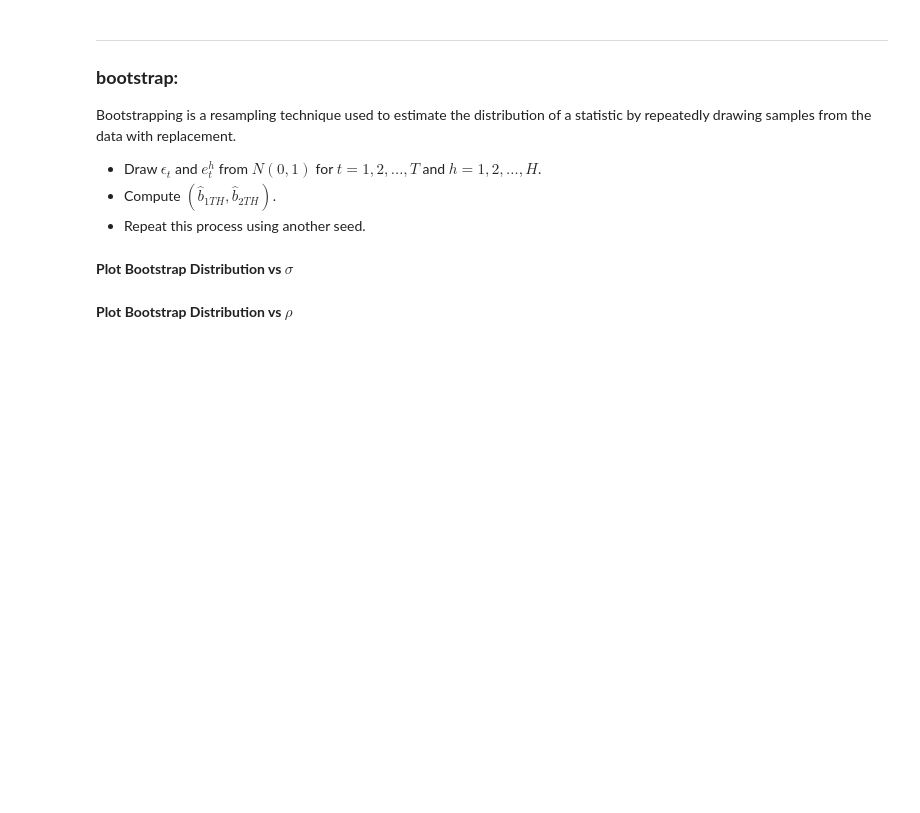
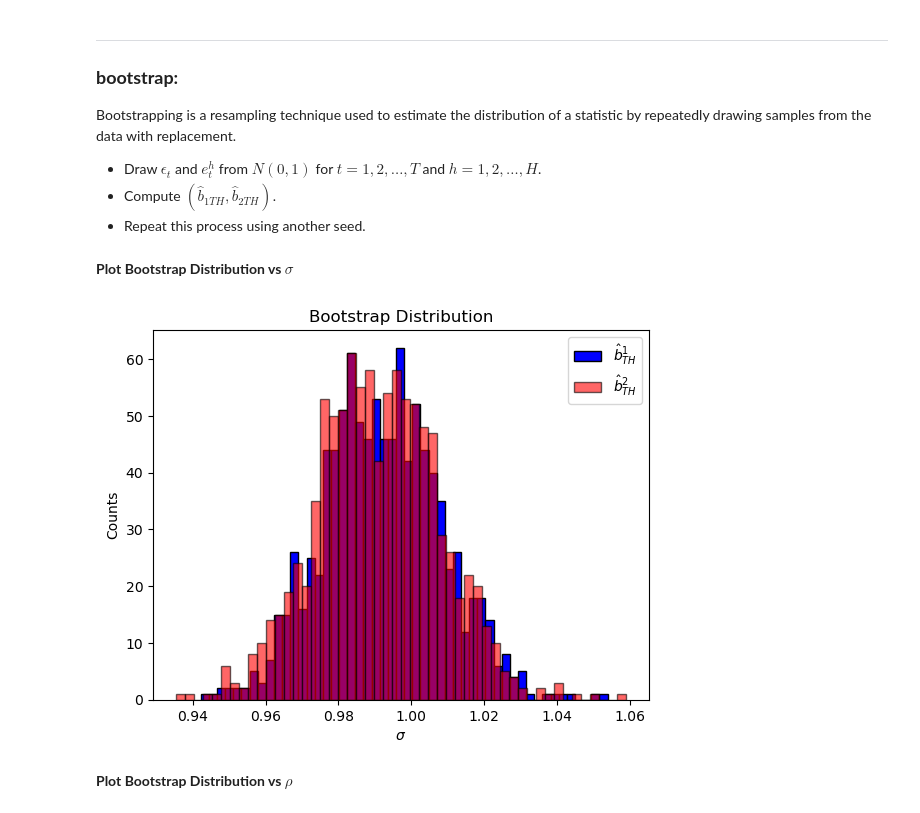
Before and after one commit to Mahan-Rezaeiii/Simulated-Method-of-Moments, a Jupyter notebook: Code/main.ipynb, the cells around one changed output. Saved outputs shown, nothing was run; the diff lists cells and outputs as text; code cells hidden in the pictures; blank space fills up the shorter version.

```diff
--- a/Code/main.ipynb
+++ b/Code/main.ipynb
@@ -139,10 +139,10 @@ To construct the AR(1) process, start by:
 np.random.seed(111)
 x = np.zeros(T+1)
 x[0] = 0
-eps = np.random.normal(0,1,T+1)
+epsi = np.random.normal(0,1,T+1)
 
 for t in range(1,T+1):
-    x[t] = rho * x[t-1] + eps[t]
+    x[t] = rho * x[t-1] + epsi[t]
 
 x = x[1:]
 # %% [markdown]
@@ -827,21 +827,21 @@ Bootstrapping is a resampling technique used to estimate the distribution of a s
 - Compute $(\hat{b}_{1TH},\hat{b}_{2TH})$.
 - Repeat this process using another seed.
 # %%
+opt_rho_b1_ls = []
 opt_sigma_b1_ls = []
-opt_rho_b1_ls = []
+opt_rho_b2_ls = []
 opt_sigma_b2_ls = []
-opt_rho_b2_ls = []
 
 for i in range(1000):
     np.random.seed(i)
-    e_t = np.random.normal(0, 1, (H, T + 1))
+    e = np.random.normal(0, 1, (H, T + 1))
 
     result = minimize(obj_func, np.array([0.20, 0.25]), args = (np.eye(3), [0,1,2]), method = "BFGS")
 
     optimal_rho = result.x[0]
     optimal_sigma = result.x[1]
+    opt_rho_b1_ls.append(optimal_rho)
     opt_sigma_b1_ls.append(optimal_sigma)
-    opt_rho_b1_ls.append(optimal_rho)
 
     my_th = simul_moment(optimal_rho, optimal_sigma)[1]
 
@@ -850,17 +850,27 @@ for i in range(1000):
     S_TH = S_TH / (H)
     W = np.linalg.inv(S_TH)
 
-    init_guess = [optimal_rho, optimal_sigma]
-    params = (W , [0, 1, 2])
-
-
     result = minimize(obj_func, np.array([optimal_rho, optimal_sigma]), args = (W, [0,1,2]), method = "BFGS")
 
     optimal_rho = result.x[0]
     optimal_sigma = result.x[1]
+    opt_rho_b2_ls.append(optimal_rho)
     opt_sigma_b2_ls.append(optimal_sigma)
-    opt_rho_b2_ls.append(optimal_rho)
 # %% [markdown]
 **Plot Bootstrap Distribution vs $\sigma$**
+# %%
+plt.figure()
+
+plt.hist(opt_sigma_b1_ls, bins=50, color = "blue", edgecolor='black', label=r'$\hat{b}^{1}_{TH}$')
+plt.hist(opt_sigma_b2_ls, bins=50, alpha = 0.6, color = "red", edgecolor='black', label=r'$\hat{b}^{2}_{TH}$')
+
+plt.title("Bootstrap Distribution")
+plt.xlabel(r"$\sigma$")
+plt.ylabel("Counts")
+plt.legend(loc = "upper right")
+
+plt.show()
+# %% [output]
+[figure, added]
 # %% [markdown]
 **Plot Bootstrap Distribution vs $\rho$**
```
Also changed, not shown: parts of 4 cells of this notebook.
